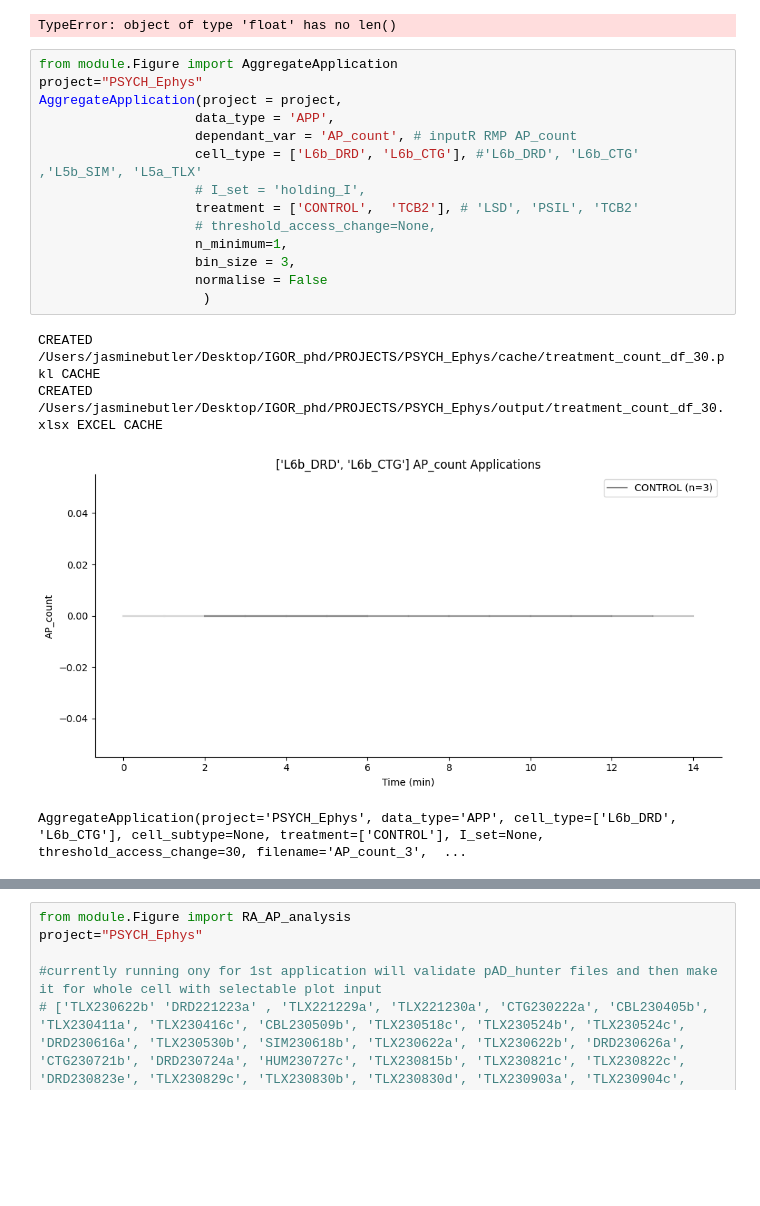
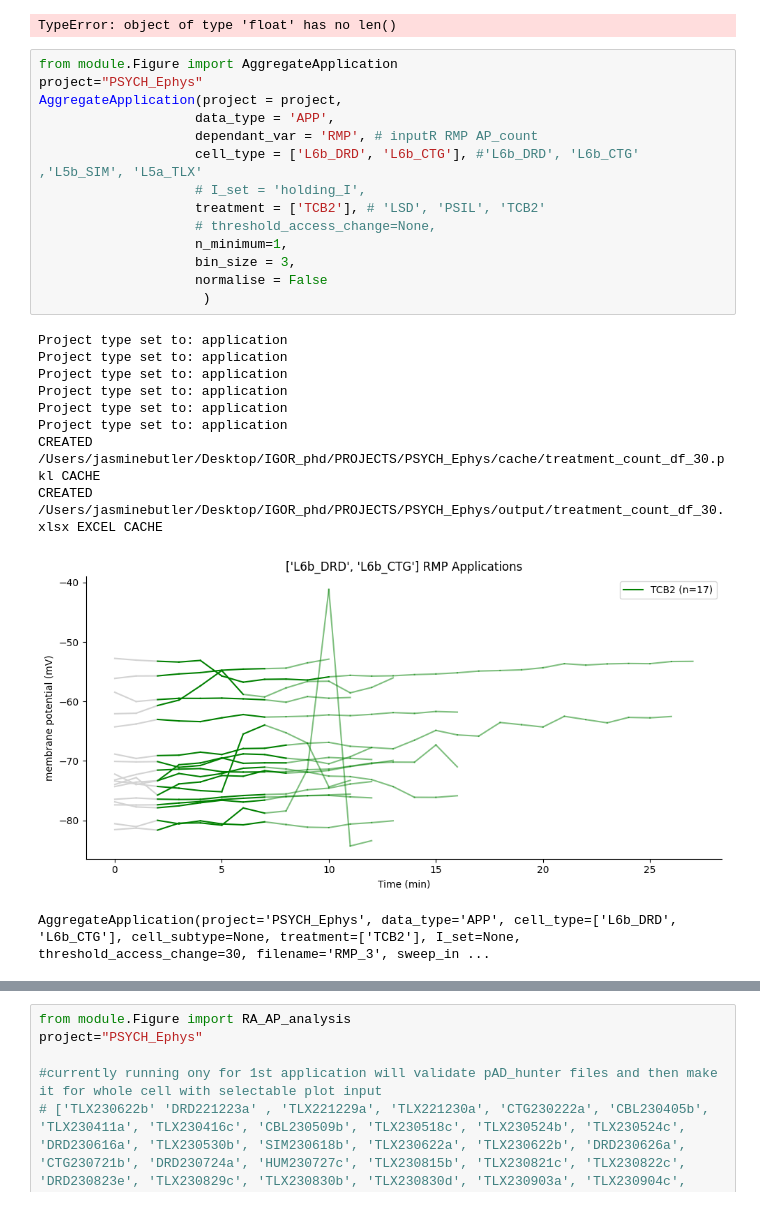
Before and after one commit to jjb-hub/IGOR_phd, a Jupyter notebook: RUN.ipynb, the cells around one changed output, grey strips where cells are left out. Cells and saved outputs as stored; diff of their text form; blank space fills up the shorter version.

```diff
--- a/RUN.ipynb
+++ b/RUN.ipynb
@@ -252,22 +302,28 @@ TypeError: object of type 'float' has no len()
 # %%
 from module.Figure import AggregateApplication
 project="PSYCH_Ephys"
 AggregateApplication(project = project,
                     data_type = 'APP',
-                    dependant_var = 'AP_count', # inputR RMP AP_count
+                    dependant_var = 'RMP', # inputR RMP AP_count
                     cell_type = ['L6b_DRD', 'L6b_CTG'], #'L6b_DRD', 'L6b_CTG' ,'L5b_SIM', 'L5a_TLX'
                     # I_set = 'holding_I',
-                    treatment = ['CONTROL',  'TCB2'], # 'LSD', 'PSIL', 'TCB2'
+                    treatment = ['TCB2'], # 'LSD', 'PSIL', 'TCB2'
                     # threshold_access_change=None,
                     n_minimum=1,
                     bin_size = 3,
                     normalise = False
                      )
 # %% [output]
+Project type set to: application
+Project type set to: application
+Project type set to: application
+Project type set to: application
+Project type set to: application
+Project type set to: application
 CREATED /Users/jasminebutler/Desktop/IGOR_phd/PROJECTS/PSYCH_Ephys/cache/treatment_count_df_30.pkl CACHE
 CREATED /Users/jasminebutler/Desktop/IGOR_phd/PROJECTS/PSYCH_Ephys/output/treatment_count_df_30.xlsx EXCEL CACHE
-[figure, old version]
+[figure, new version]
-AggregateApplication(project='PSYCH_Ephys', data_type='APP', cell_type=['L6b_DRD', 'L6b_CTG'], cell_subtype=None, treatment=['CONTROL'], I_set=None, threshold_access_change=30, filename='AP_count_3',  ...
+AggregateApplication(project='PSYCH_Ephys', data_type='APP', cell_type=['L6b_DRD', 'L6b_CTG'], cell_subtype=None, treatment=['TCB2'], I_set=None, threshold_access_change=30, filename='RMP_3', sweep_in ...
 # %%
 from module.Figure import Application
 project="PSYCH_Ephys"
```
Also changed, not shown: parts of 9 cells of this notebook, 7 other files.
